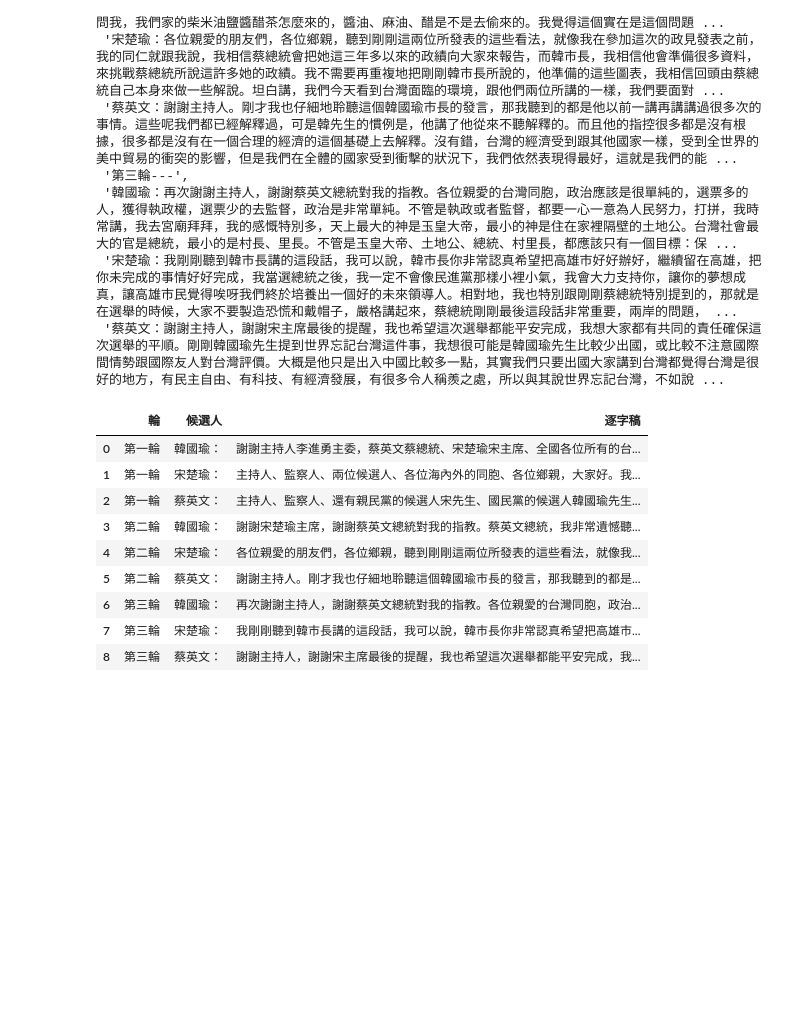
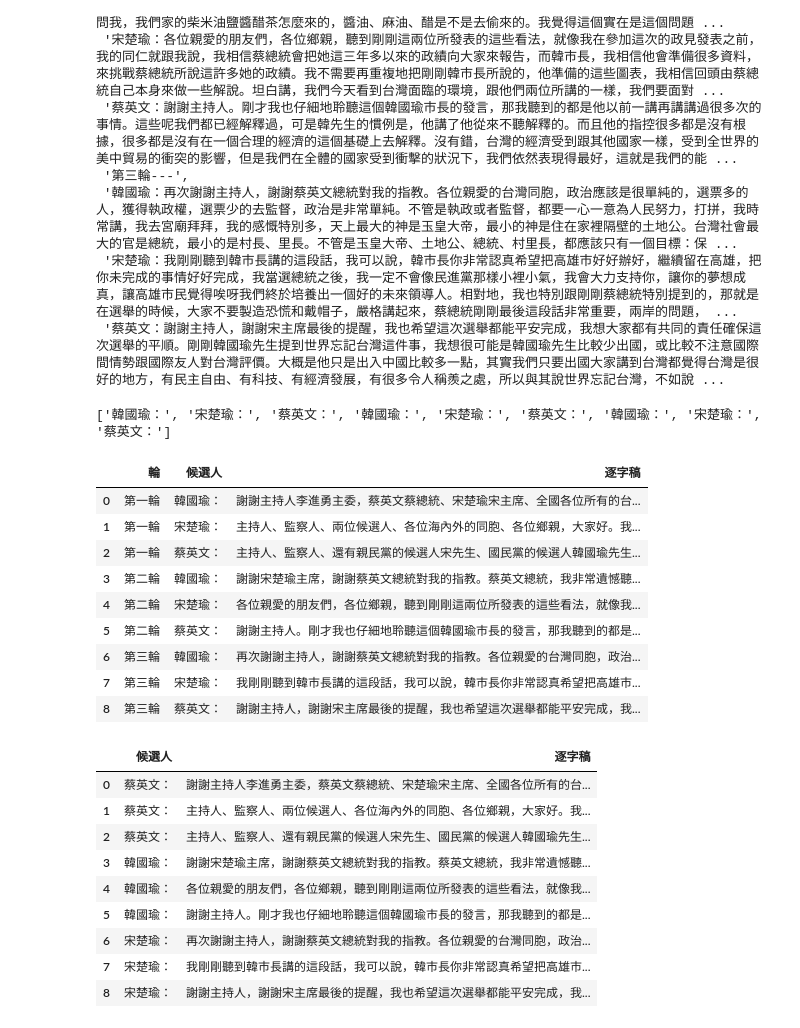
Before and after one commit to Lindergithub/PL, a Jupyter notebook: HW4.ipynb, the cells around one changed output. Drawn from its saved outputs; the diff is of its cells as text; code cells hidden in the pictures; blank space fills up the shorter version.

```diff
--- a/HW4.ipynb
+++ b/HW4.ipynb
@@ -114,6 +114,7 @@ for pon in la:
         de.append(dat)
 #因為times輸出會是：['第一輪---', '第二輪', '第三輪---']，真的醜，但很簡單所以我直接手改
 times=("第一輪","第一輪","第一輪","第二輪","第二輪","第二輪","第三輪","第三輪","第三輪")#times完成
+print(name)
 df = pd.DataFrame(
     {'輪': times,
      '候選人': name,
@@ -121,6 +122,7 @@ df = pd.DataFrame(
     })
 df
 # %% [output]
+['韓國瑜：', '宋楚瑜：', '蔡英文：', '韓國瑜：', '宋楚瑜：', '蔡英文：', '韓國瑜：', '宋楚瑜：', '蔡英文：']
 |  | 輪 | 候選人 | 逐字稿 |
 | 0 | 第一輪 | 韓國瑜： | 謝謝主持人李進勇主委，蔡英文蔡總統、宋楚瑜宋主席、全國各位所有的台... |
 | 1 | 第一輪 | 宋楚瑜： | 主持人、監察人、兩位候選人、各位海內外的同胞、各位鄉親，大家好。我... |
@@ -139,0 +136,53 @@ from collections import Counter
+# %%
+#發現同一候選人說的要放一起後面才好處理，所以df要重做ohmygod好麻煩
+name1=[]
+content1=[]
+name2=[]
+content2=[]
+name3=[]
+content3=[]
+for x in strl6:
+    data = x
+    data=re.sub(" ", "", data)
+    regex_name1 = re.compile(r'(蔡英文)：')#|(韓國瑜)：|(宋楚瑜)：
+    match_name1 = regex_name1.search(data)
+    regex_name2 = re.compile(r'(韓國瑜)：')#|(韓國瑜)：|(宋楚瑜)：
+    match_name2 = regex_name2.search(data)
+    regex_name3 = re.compile(r'(宋楚瑜)：')#|(韓國瑜)：|(宋楚瑜)：
+    match_name3 = regex_name3.search(data)
+    if match_name1 != None:
+        name1.append(match_name1.group())
+        data1 = data.replace(match_name1.group(), "")
+        content1.append(data1)
+    if match_name2 != None:
+        name2.append(match_name2.group())
+        data2 = data.replace(match_name2.group(), "")
+        content1.append(data2)
+    if match_name3 != None:
+        name3.append(match_name3.group())
+        data3 = data.replace(match_name3.group(), "")
+        content1.append(data3)
+
+name=(name1+name2+name3)
+content=(content1+content2+content3)
+df1 = pd.DataFrame(
+    {'候選人': name,
+     '逐字稿': content
+    })
+df1
+
+#content1=[1,2,3]
+#[1,2,3,4,5,6,7,8,9]
+#[123,456,789]
+#[1,2,3]
+# %% [output]
+|  | 候選人 | 逐字稿 |
+| 0 | 蔡英文： | 謝謝主持人李進勇主委，蔡英文蔡總統、宋楚瑜宋主席、全國各位所有的台... |
+| 1 | 蔡英文： | 主持人、監察人、兩位候選人、各位海內外的同胞、各位鄉親，大家好。我... |
+| 2 | 蔡英文： | 主持人、監察人、還有親民黨的候選人宋先生、國民黨的候選人韓國瑜先生... |
+| 3 | 韓國瑜： | 謝謝宋楚瑜主席，謝謝蔡英文總統對我的指教。蔡英文總統，我非常遺憾聽... |
+| 4 | 韓國瑜： | 各位親愛的朋友們，各位鄉親，聽到剛剛這兩位所發表的這些看法，就像我... |
+| 5 | 韓國瑜： | 謝謝主持人。剛才我也仔細地聆聽這個韓國瑜市長的發言，那我聽到的都是... |
+| 6 | 宋楚瑜： | 再次謝謝主持人，謝謝蔡英文總統對我的指教。各位親愛的台灣同胞，政治... |
+| 7 | 宋楚瑜： | 我剛剛聽到韓市長講的這段話，我可以說，韓市長你非常認真希望把高雄市... |
+| 8 | 宋楚瑜： | 謝謝主持人，謝謝宋主席最後的提醒，我也希望這次選舉都能平安完成，我... |
```
Also changed, not shown: parts of 6 cells of this notebook, 2 other files.
